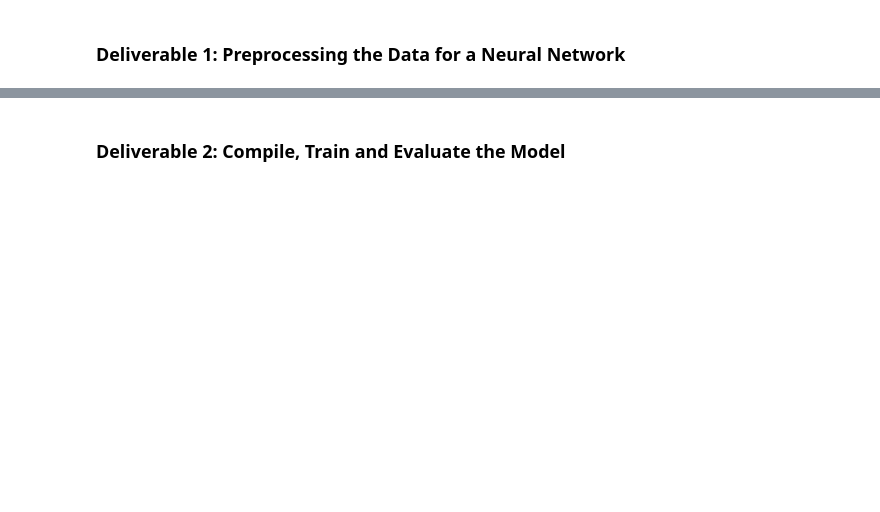
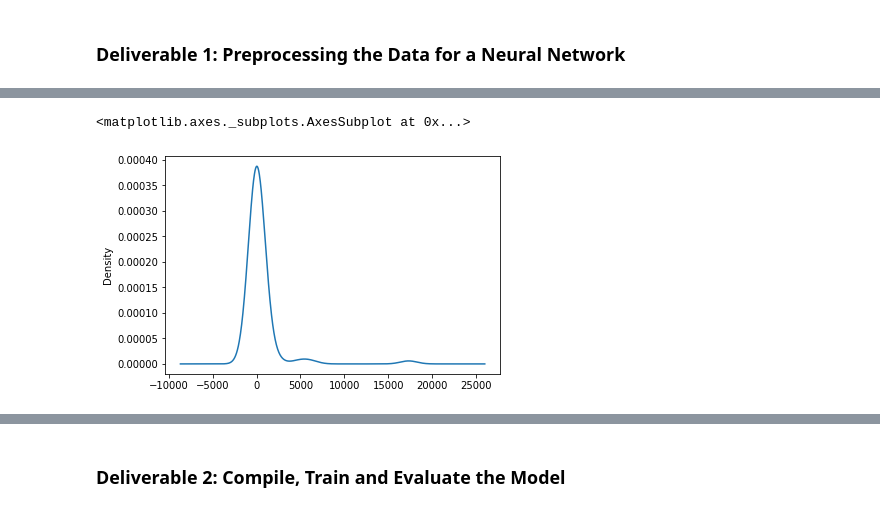
Before and after one commit to ss3359/Neural_Network_Charity_Analysis, a Jupyter notebook: AlphabetSoupCharity.ipynb, the cells around one changed output, grey strips where cells are left out. Drawn from its saved outputs; the diff is of its cells as text; code cells hidden in the pictures; blank space fills up the shorter version.

```diff
--- a/AlphabetSoupCharity.ipynb
+++ b/AlphabetSoupCharity.ipynb
@@ -29,5 +9,5 @@ import tensorflow as tf
 
 #  Import and read the charity_data.csv.
 import pandas as pd
-application_df = pd.read_csv("../Resources/charity_data.csv")
+application_df = pd.read_csv("charity_data.csv")
 application_df.head()
@@ -43,4 +39,4 @@ for x in application_df.columns:
 # %%
 # Look at APPLICATION_TYPE value counts for binning
-counts = applicaiton_df["APPLCATION_TYPE"].value_counts()
+counts = application_df["APPLICATION_TYPE"].value_counts()
 counts
@@ -50,6 +68,6 @@ counts.plot.density()
 # %%
 # Determine which values to replace if counts are less than ...?
-#  YOUR CODE GOES HERE
+replace_application = counts[counts < 500].index.tolist()
 
 # Replace in dataframe
 for app in replace_application:
@@ -63,5 +105,8 @@ application_df.APPLICATION_TYPE.value_counts()
 # %%
 # Visualize the value counts of CLASSIFICATION
-#  YOUR CODE GOES HERE
+application_df["CLASSIFICATION"].value_counts().plot.density()
+# %% [output]
+<matplotlib.axes._subplots.AxesSubplot at 0x...>
+[figure, added]
 # %%
 # Determine which values to replace if counts are less than ..?
```
Also changed, not shown: parts of 22 cells of this notebook, 3 other files.
